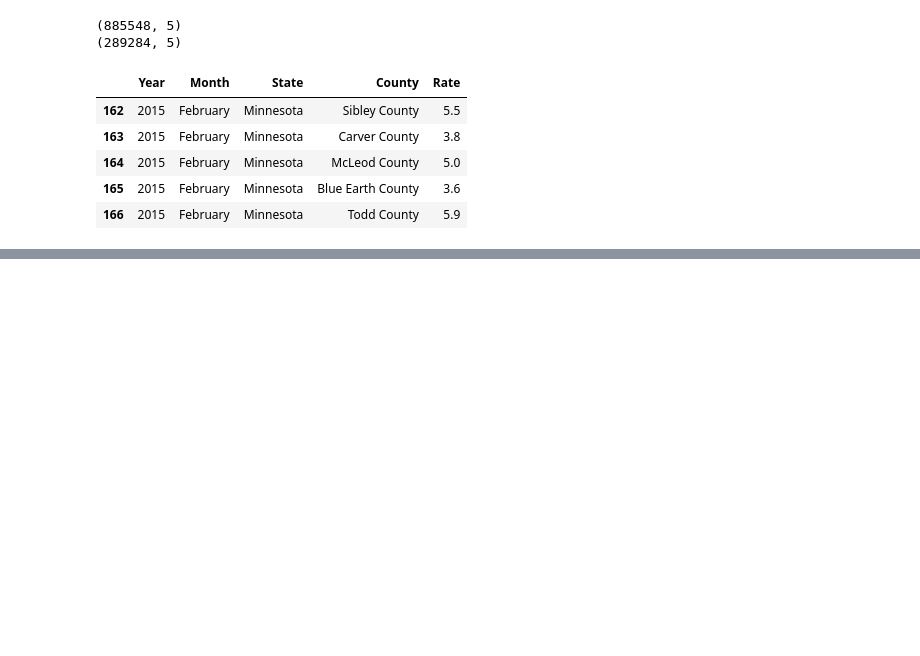
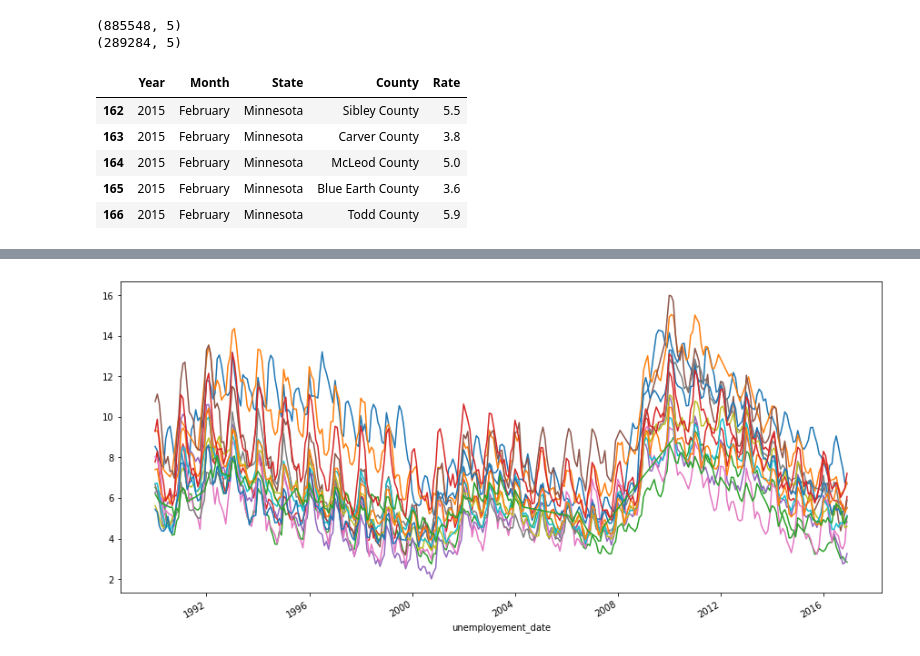
Before and after one commit to samirLazzali/air-passengers-prediction, a Jupyter notebook: Notebook/check_external_data.ipynb, the cells around one changed output, grey strips where cells are left out. Drawn from its saved outputs; the diff is of its cells as text; code cells hidden in the pictures; blank space fills up the shorter version.

```diff
--- a/Notebook/check_external_data.ipynb
+++ b/Notebook/check_external_data.ipynb
@@ -235,0 +238,6 @@ See the caveats in the documentation: https://pandas.pydata.org/pandas-docs/stab
+# %%
+plt.figure(figsize=(15,7))
+for state in state_unemployment.State.unique():
+    state_unemployment[(state_unemployment['State'] == state)].set_index('unemployement_date')['Rate'].plot()
+# %% [output]
+[figure, added]
```
Also changed, not shown: parts of 10 cells of this notebook, 1 other file.
